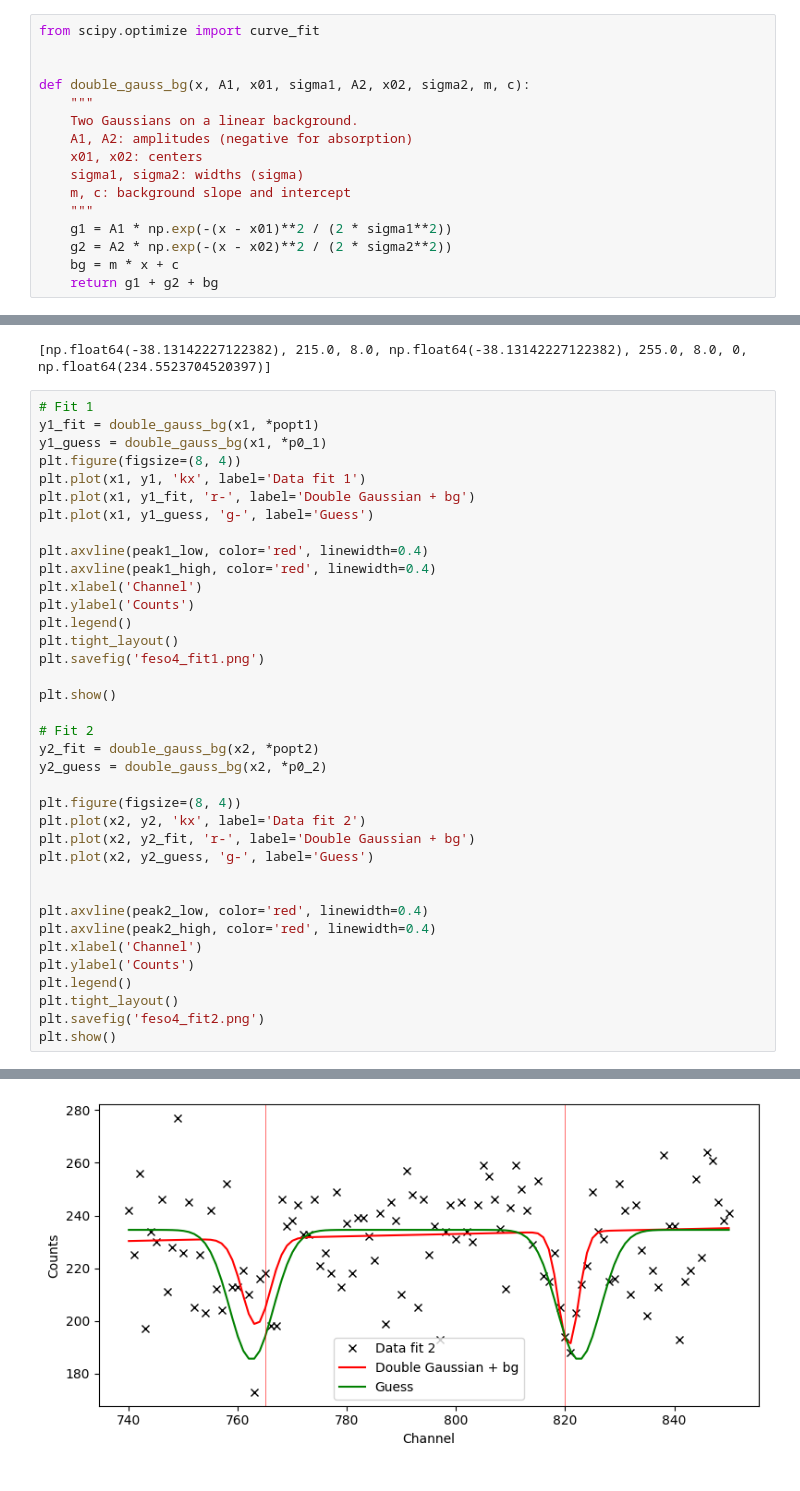
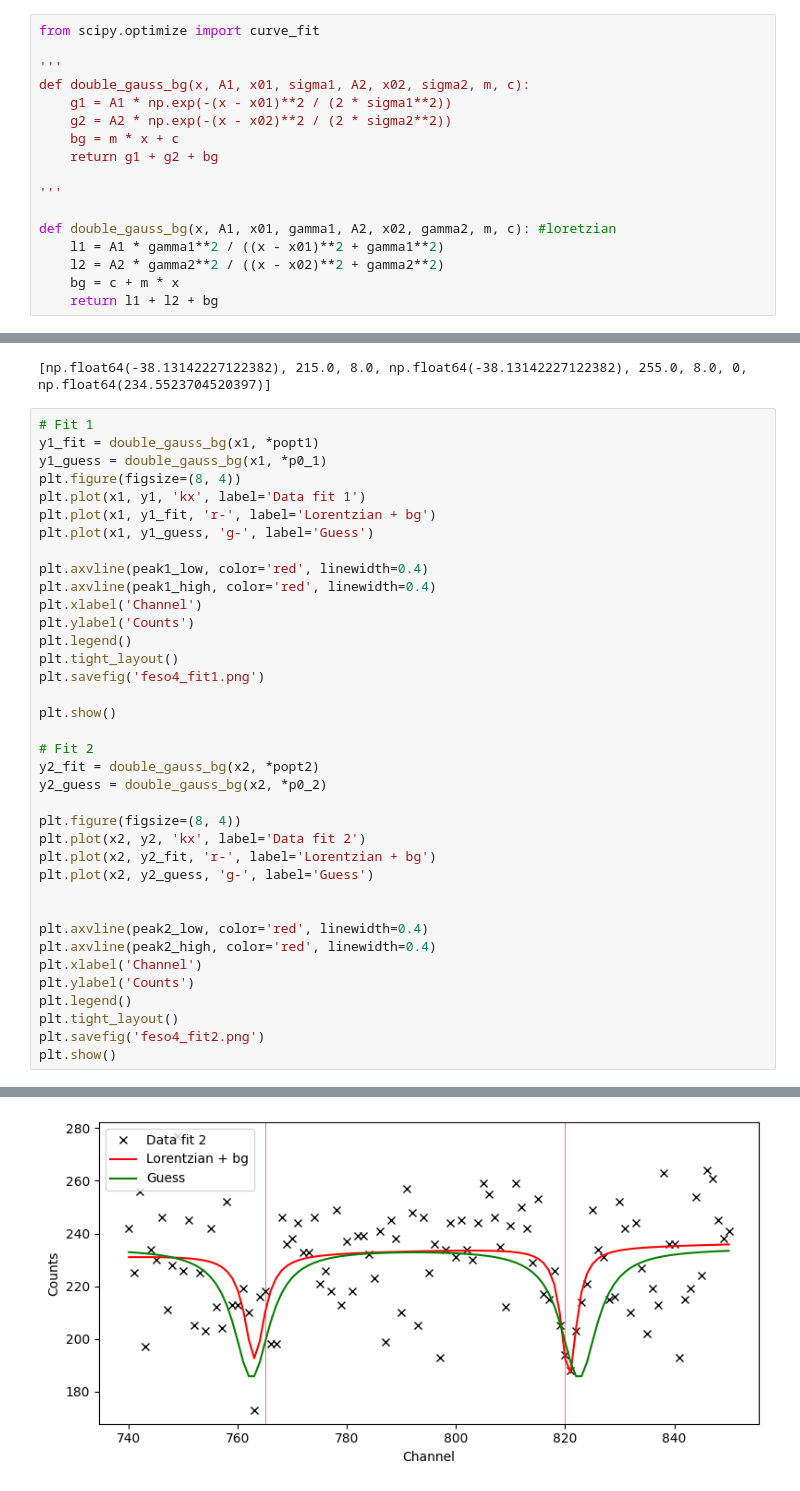
Before and after one commit to thexwon/P4, a Jupyter notebook: Mößbauer Effect/moessbauer_feso4.ipynb, the cells around one changed output, grey strips where cells are left out. Drawn from its saved outputs; the diff is of its cells as text.

```diff
--- a/Mößbauer Effect/moessbauer_feso4.ipynb
+++ b/Mößbauer Effect/moessbauer_feso4.ipynb
@@ -317,19 +317,20 @@ Background sigma: 15.540173048275237
 # %%
 from scipy.optimize import curve_fit
 
-
+'''
 def double_gauss_bg(x, A1, x01, sigma1, A2, x02, sigma2, m, c):
-    """
-    Two Gaussians on a linear background.
-    A1, A2: amplitudes (negative for absorption)
-    x01, x02: centers
-    sigma1, sigma2: widths (sigma)
-    m, c: background slope and intercept
-    """
     g1 = A1 * np.exp(-(x - x01)**2 / (2 * sigma1**2))
     g2 = A2 * np.exp(-(x - x02)**2 / (2 * sigma2**2))
     bg = m * x + c
     return g1 + g2 + bg
+
+'''
+
+def double_gauss_bg(x, A1, x01, gamma1, A2, x02, gamma2, m, c): #loretzian
+    l1 = A1 * gamma1**2 / ((x - x01)**2 + gamma1**2)
+    l2 = A2 * gamma2**2 / ((x - x02)**2 + gamma2**2)
+    bg = c + m * x
+    return l1 + l2 + bg
 # %%
 # Fit regions
 # fit1_low, fit1_high = 150, 350
@@ -397,7 +398,7 @@ y1_fit = double_gauss_bg(x1, *popt1)
 y1_guess = double_gauss_bg(x1, *p0_1)
 plt.figure(figsize=(8, 4))
 plt.plot(x1, y1, 'kx', label='Data fit 1')
-plt.plot(x1, y1_fit, 'r-', label='Double Gaussian + bg')
+plt.plot(x1, y1_fit, 'r-', label='Lorentzian + bg')
 plt.plot(x1, y1_guess, 'g-', label='Guess')
 
 plt.axvline(peak1_low, color='red', linewidth=0.4)
@@ -416,7 +417,7 @@ y2_guess = double_gauss_bg(x2, *p0_2)
 
 plt.figure(figsize=(8, 4))
 plt.plot(x2, y2, 'kx', label='Data fit 2')
-plt.plot(x2, y2_fit, 'r-', label='Double Gaussian + bg')
+plt.plot(x2, y2_fit, 'r-', label='Lorentzian + bg')
 plt.plot(x2, y2_guess, 'g-', label='Guess')
 
 
@@ -433,4 +434,4 @@ plt.show()
-[figure, old version]
+[figure, new version]
 # %%
 from uncertainties import ufloat
 
```
Also changed, not shown: parts of 6 cells of this notebook, 9 other files.
